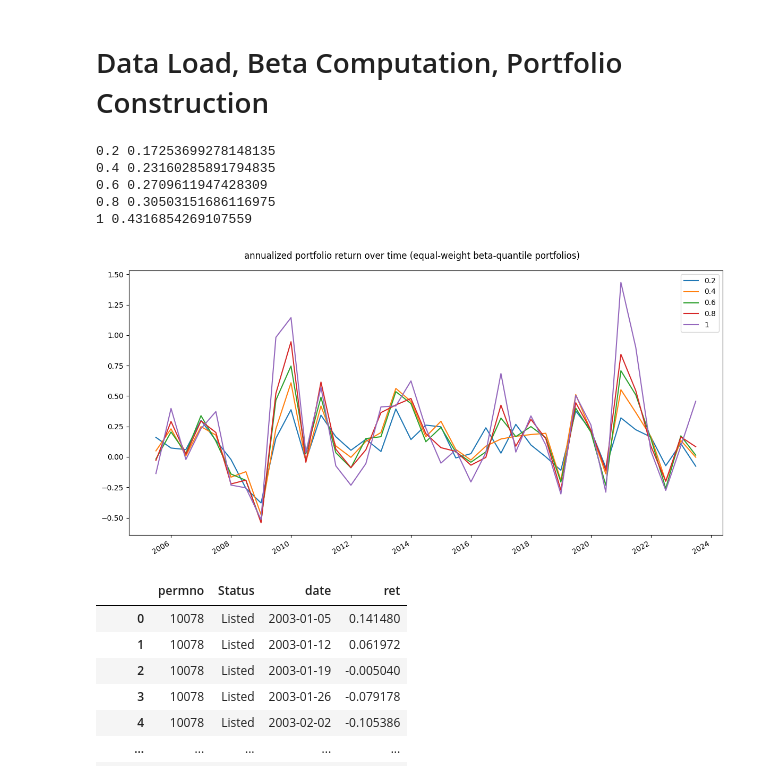
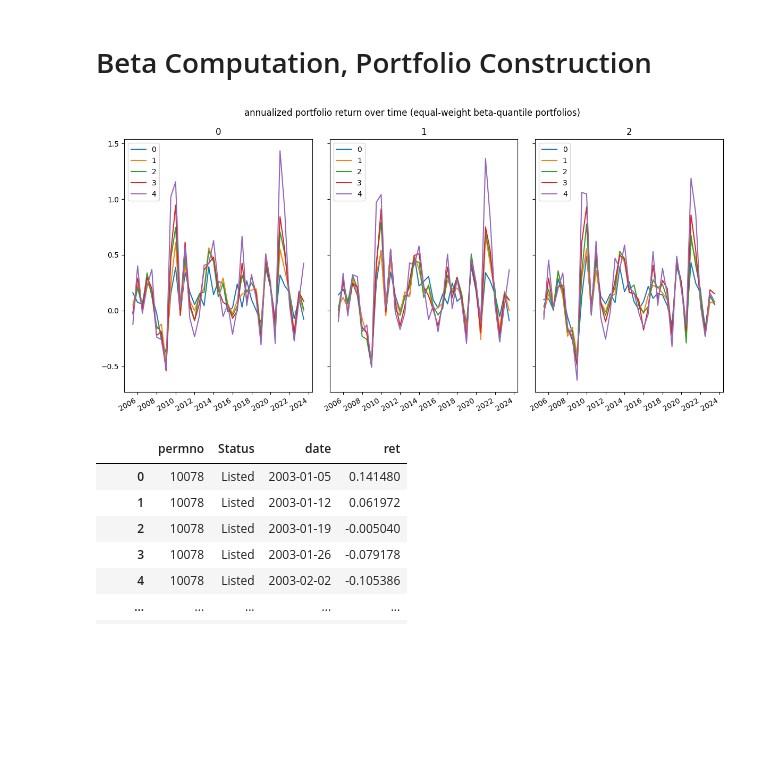
Before and after one commit to ostapenkovs/beta-based, a Jupyter notebook: notebooks/calc_betas_2.ipynb, the cells around one changed output. Drawn from its saved outputs; the diff is of its cells as text; code cells hidden in the pictures; blank space fills up the shorter version.

Commit message:
all betas done

```diff
--- a/notebooks/calc_betas_2.ipynb
+++ b/notebooks/calc_betas_2.ipynb
@@ -12,4 +22,4 @@ ANN_FACTOR = 52
 # %%
 # STATISTICS??!?!?!?!?
 # %% [markdown]
-# Data Load, Beta Computation, Portfolio Construction
+# Beta Computation, Portfolio Construction
@@ -82,25 +99,20 @@ while db <= stocks.date.max():
     lb = lb + six_mo
     ub = lb + two_yr
     db = ub + six_mo
-# %%
-# sanity check: higher beta portfolios have higher standard deviation of annualized return
-for i in range(1, len(quant_cutoffs)):
-    print(quant_cutoffs[i], np.std(history[quant_cutoffs[i]]))
-# %% [output]
-0.2 0.17253699278148135
-0.4 0.23160285891794835
-0.6 0.2709611947428309
-0.8 0.30503151686116975
-1 0.4316854269107559
 # %%
-fig, ax = plt.subplots(1, 1, figsize=(12, 6))
-for i in range(1, len(quant_cutoffs)):
-    sns.lineplot(x=history['date'], y=history[quant_cutoffs[i]], ax=ax, label=f'{quant_cutoffs[i]}')
+fig, ax = plt.subplots(1, 3, figsize=(12, 6), sharey=True)
+
+for i in range(len(history)):
+    for j in range(len(history[0])):
+        sns.lineplot(x=dates, y=history[i][j], ax=ax[i], label=str(j))
+
+    ax[i].set_title(str(i))
+
 fig.autofmt_xdate()
 plt.suptitle('annualized portfolio return over time (equal-weight beta-quantile portfolios)')
 plt.tight_layout(); plt.show()
 # %% [output]
-[figure, old version]
+[figure, new version]
 # %%
 raise ValueError
 # %%
```
Also changed, not shown: parts of 4 cells of this notebook.
